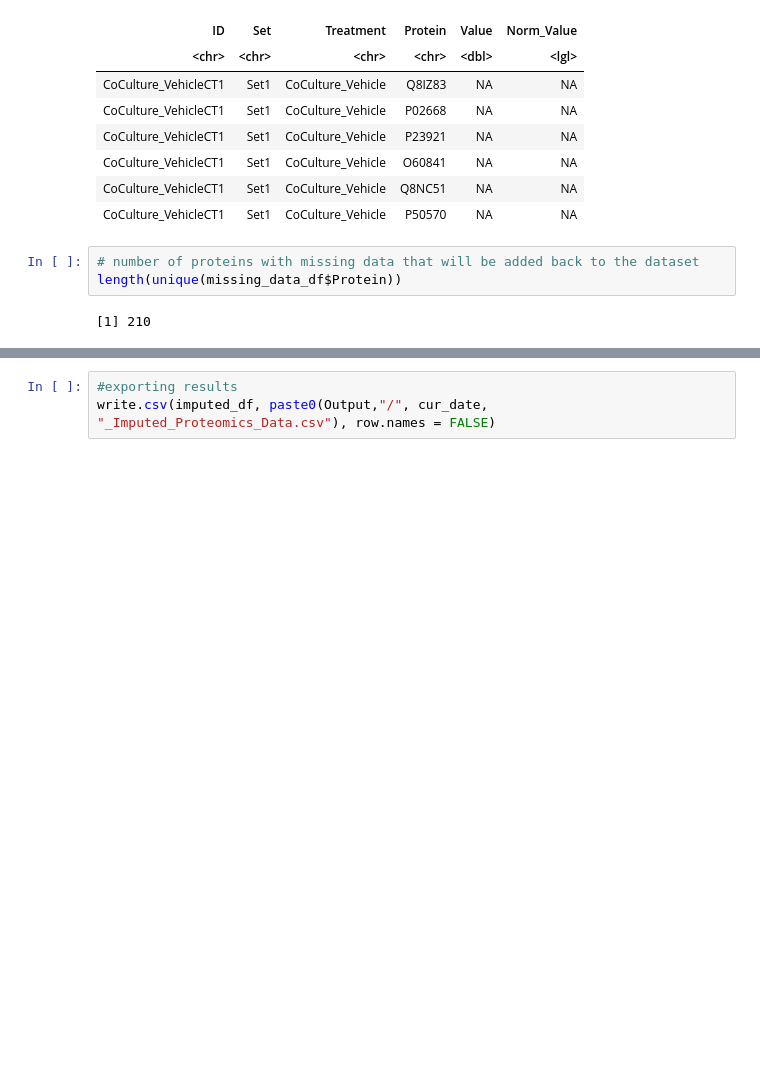
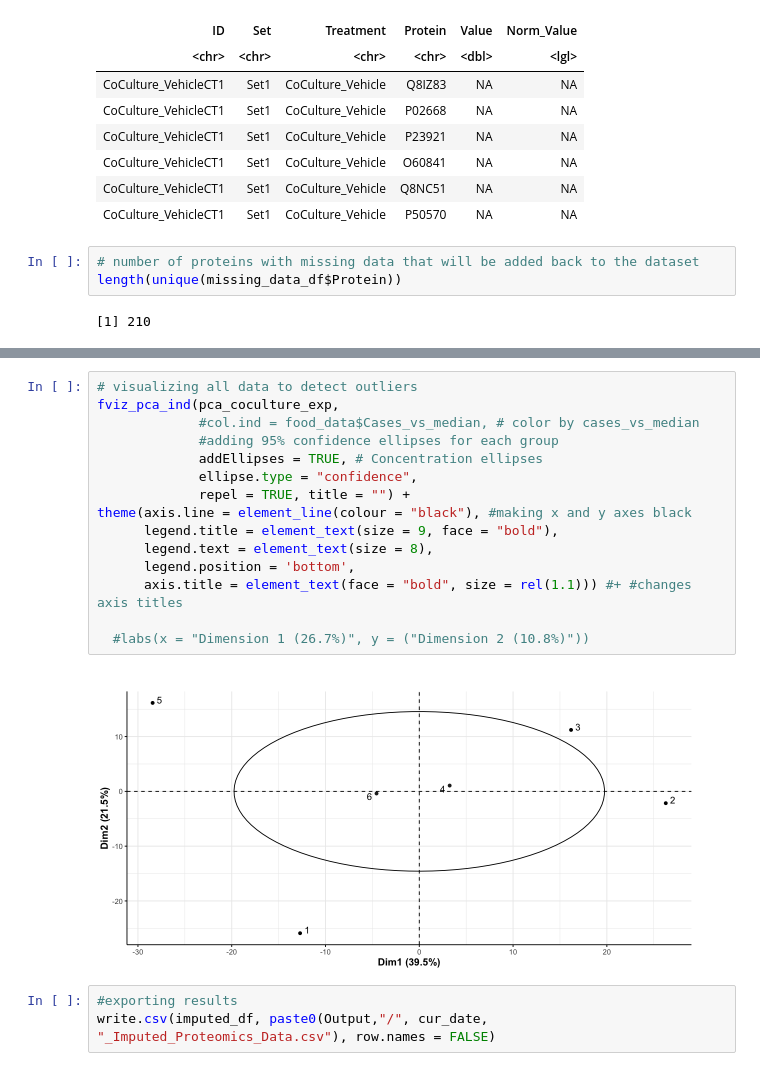
Before and after one commit to alexispayton/Wildfires-and-Extracellular-Vesicles-EVs-Woodsmoke-Alters-EV-Proteomic-Signatures-involved-in-Ext, a Jupyter notebook: 3. Proteomics Data Processing/Data Processing.ipynb, the cells around one changed output, grey strips where cells are left out. Saved outputs shown, nothing was run; the diff lists cells and outputs as text; blank space fills up the shorter version.

```diff
--- a/3. Proteomics Data Processing/Data Processing.ipynb
+++ b/3. Proteomics Data Processing/Data Processing.ipynb
@@ -430,3 +439,20 @@ pca_df = imputed_df %>%
+# %%
+# visualizing all data to detect outliers
+fviz_pca_ind(pca_coculture_exp,
+             #col.ind = food_data$Cases_vs_median, # color by cases_vs_median
+             #adding 95% confidence ellipses for each group
+             addEllipses = TRUE, # Concentration ellipses
+             ellipse.type = "confidence",
+             repel = TRUE, title = "") +
+theme(axis.line = element_line(colour = "black"), #making x and y axes black
+      legend.title = element_text(size = 9, face = "bold"),
+      legend.text = element_text(size = 8),
+      legend.position = 'bottom',
+      axis.title = element_text(face = "bold", size = rel(1.1))) #+ #changes axis titles
+
+  #labs(x = "Dimension 1 (26.7%)", y = ("Dimension 2 (10.8%)"))
+# %% [output]
+[figure, added]
 # %%
 #exporting results
 write.csv(imputed_df, paste0(Output,"/", cur_date, "_Imputed_Proteomics_Data.csv"), row.names = FALSE)
```
Also changed, not shown: parts of 16 cells of this notebook.
